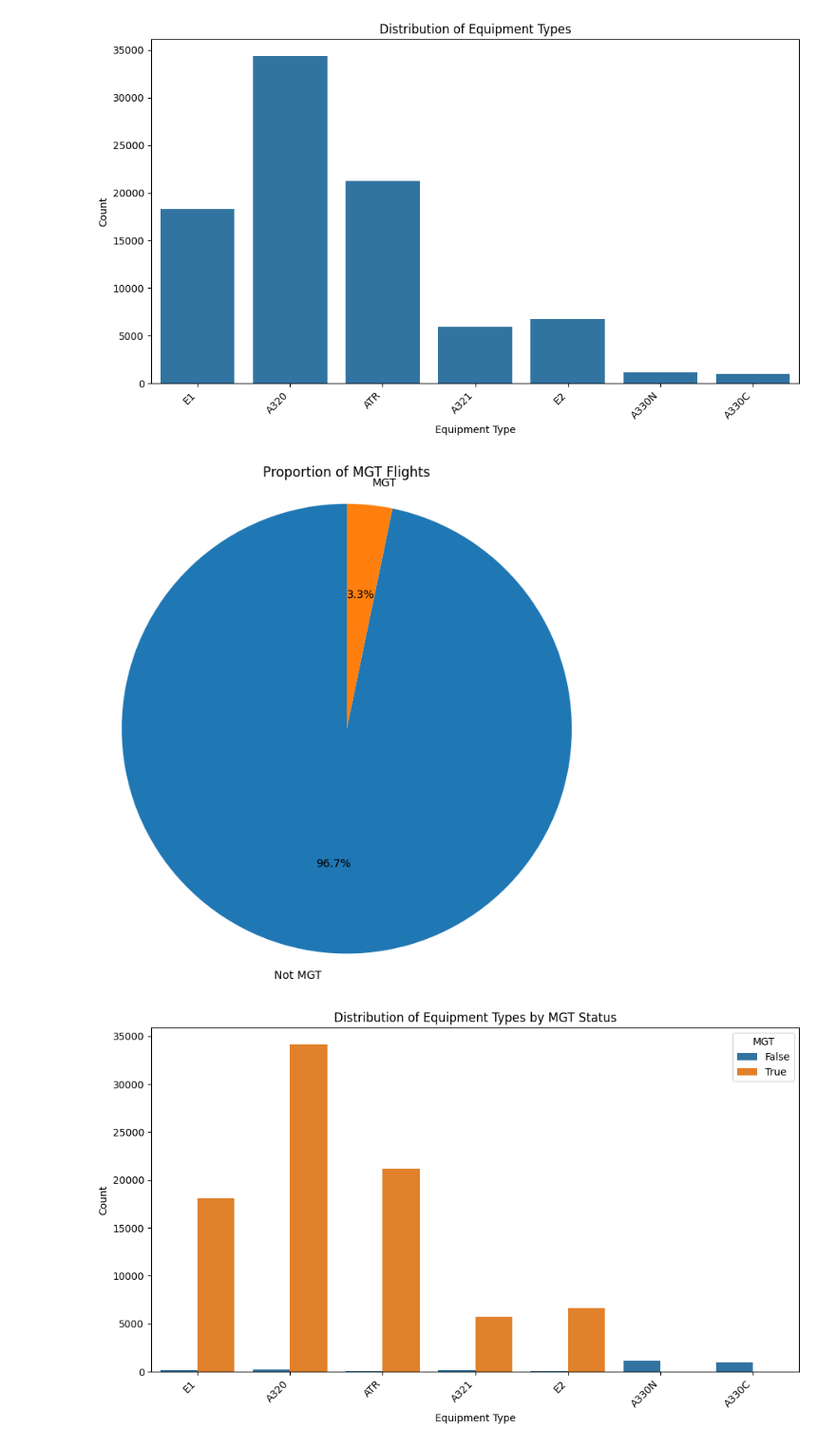
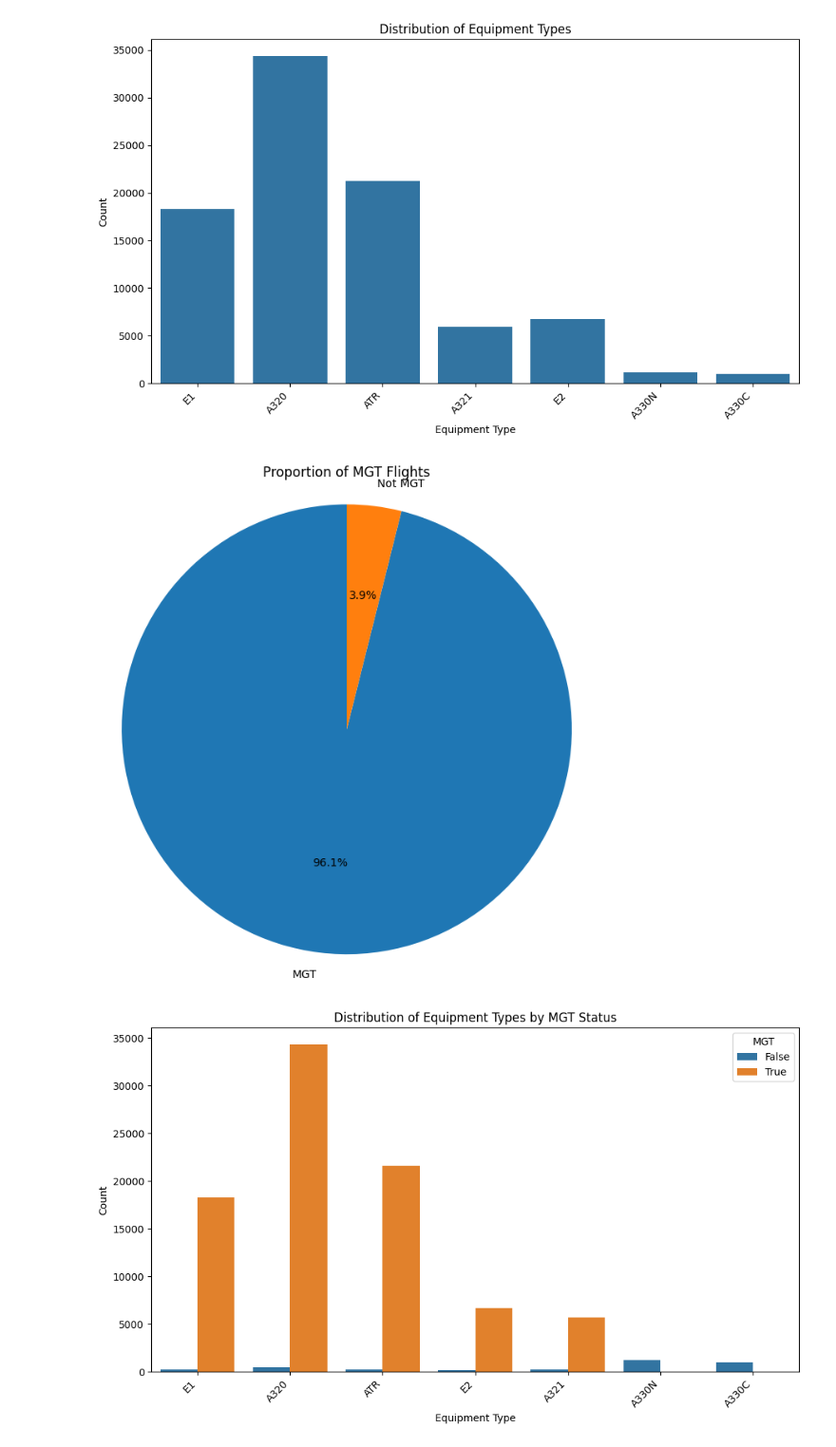
Before and after one commit to odraudE31/AE_398_Azul_Project, a Jupyter notebook: src/plotters/Azul_project_dudu.ipynb, the cells around one changed output. Shown at 95% size. Saved outputs shown, nothing was run; the diff lists cells and outputs as text; code cells hidden in the pictures.

```diff
--- a/src/plotters/Azul_project_dudu.ipynb
+++ b/src/plotters/Azul_project_dudu.ipynb
@@ -20,15 +20,6 @@ plt.show()
 # %% [output]
 [figure]
 # %%
-# prompt: based on this # Aircraft MGT dictionary
-# aircrafts = {
-#     'ATR': 30,
-#     'E1': 35,
-#     'E2': 40,
-#     'A320': 40,
-#     'A321': 50,
-# }     stablish if a flight on equipamenttype is MGT or not basing yourself on the groundtime_realized_min column  plot a pizza graph
-
 import pandas as pd
 import matplotlib.pyplot as plt
 import seaborn as sns
@@ -43,39 +34,39 @@ aircrafts = {
 }
 
 # Load the dataframe
-df = pd.read_excel('/content/drive/MyDrive/Aligned_APU_to_D0D14 (third iteration)', engine='openpyxl')
+df = pd.read_excel('/Aligned_APU_to_D0D14 (sixth iteration).xlsx', engine='openpyxl')
 
 # Function to determine if a flight is MGT based on ground time and aircraft type
 def is_mgt(row):
   equipment_type = row['equipmenttype']
   ground_time = row['groundtime_realized_min']
   if equipment_type in aircrafts:
     return ground_time >= aircrafts[equipment_type]
   else:
     return False  # Handle cases where aircraft type is not in the dictionary
 
 
 # Apply the function to create a new 'MGT' column
 df['MGT'] = df.apply(is_mgt, axis=1)
 
-# Create the pizza graph (pie chart)
+# Create the pie chart
 mgt_counts = df['MGT'].value_counts()
 plt.figure(figsize=(8, 8))
-plt.pie(mgt_counts, labels=['Not MGT', 'MGT'], autopct='%1.1f%%', startangle=90)
+plt.pie(mgt_counts, labels=['MGT', 'Not MGT'], autopct='%1.1f%%', startangle=90) # Swapped labels here
 plt.title('Proportion of MGT Flights')
 plt.axis('equal')  # Equal aspect ratio ensures that pie is drawn as a circle.
 plt.show()
 
 
 # If you want a countplot of equipment type colored by MGT status:
 plt.figure(figsize=(10, 6))
 sns.countplot(x='equipmenttype', hue='MGT', data=df)
 plt.title('Distribution of Equipment Types by MGT Status')
 plt.xlabel('Equipment Type')
 plt.ylabel('Count')
 plt.xticks(rotation=45, ha='right')
 plt.tight_layout()
 plt.show()
 # %% [output]
-[figure, old version]
+[figure, new version]
-[figure, old version]
+[figure, new version]
```
